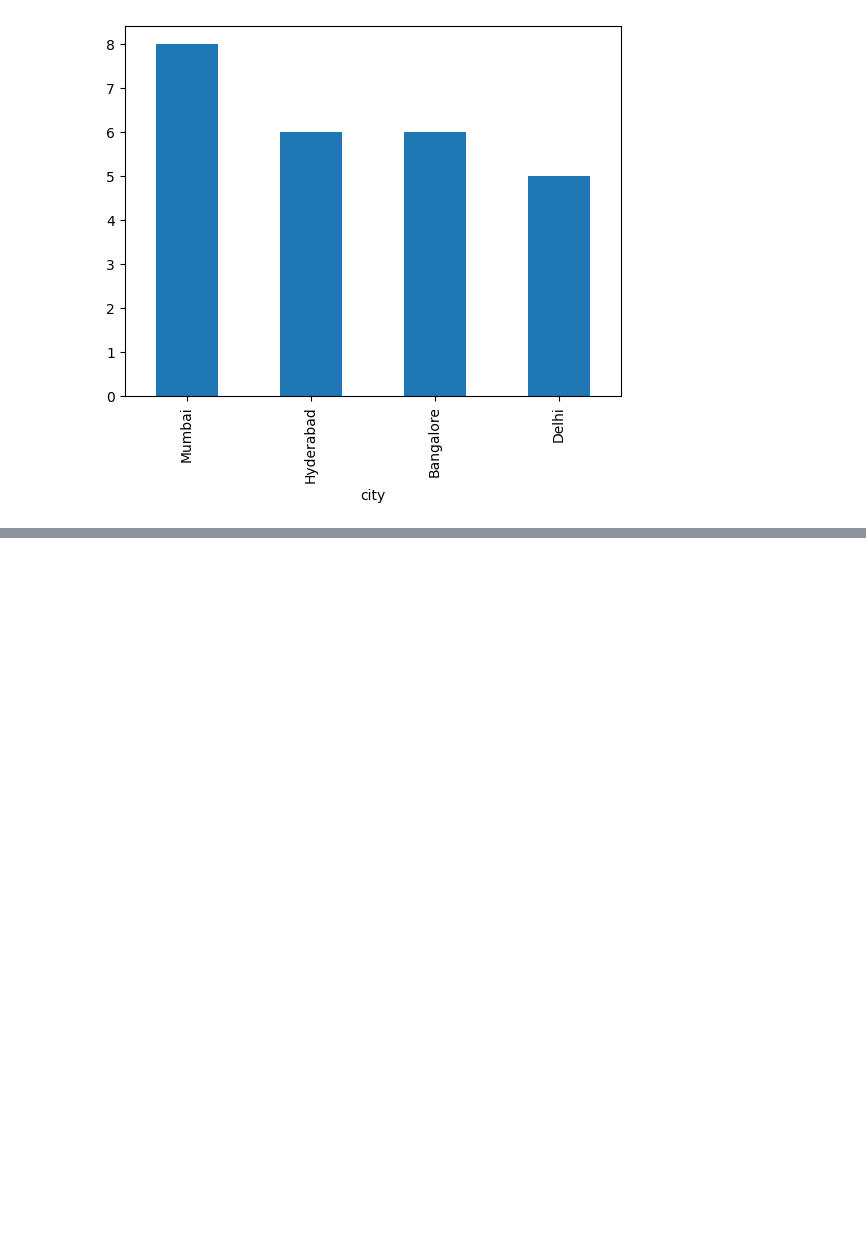
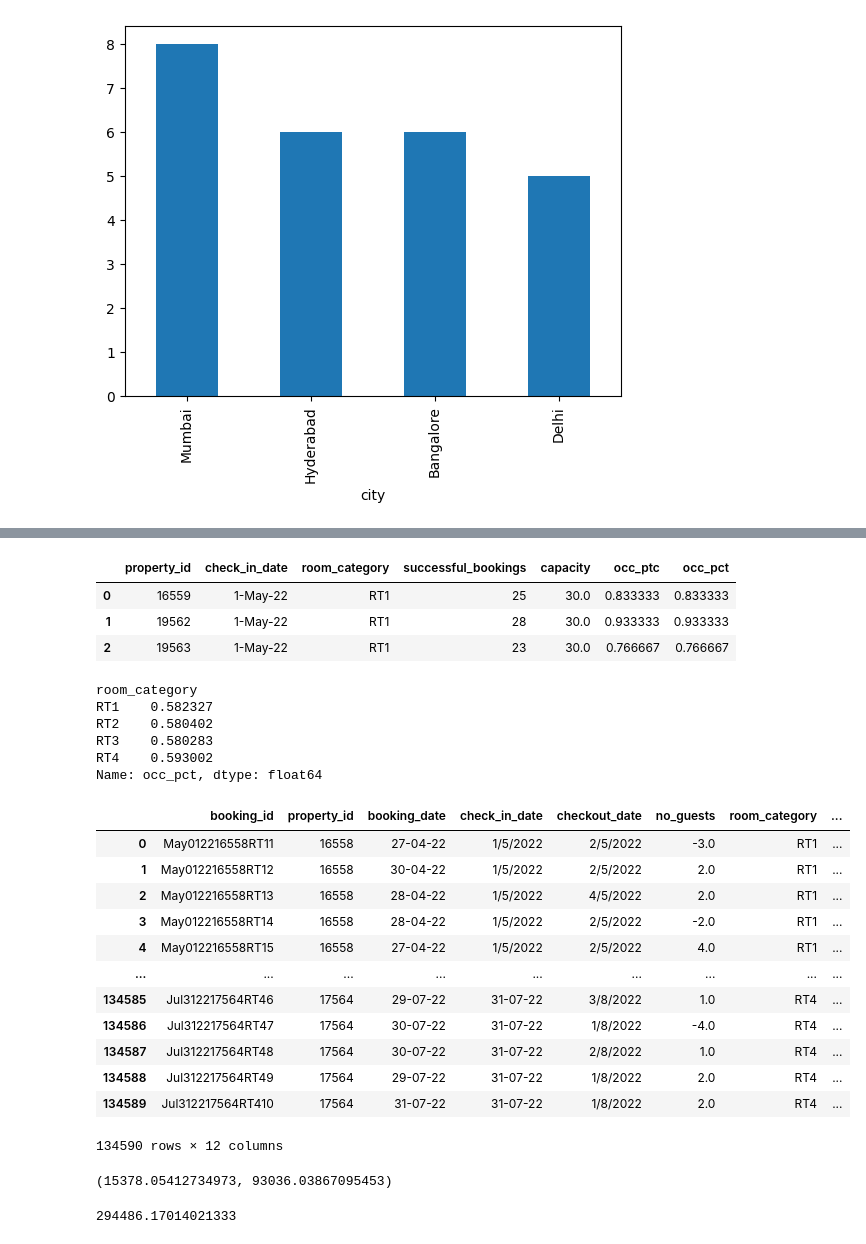
Before and after one commit to Meena0809/AI-5-Day-Workshop, a Jupyter notebook: Day3.ipynb, the cells around one changed output, grey strips where cells are left out. Saved outputs shown, nothing was run; the diff lists cells and outputs as text; code cells hidden in the pictures; blank space fills up the shorter version.

```diff
--- a/Day3.ipynb
+++ b/Day3.ipynb
@@ -157,0 +302,47 @@ df_hotels.city.value_counts().plot(kind="bar")
+# %%
+new_col=df_agg_bookings.apply(lambda row:row['successful_bookings']/row['capacity'],axis=1)
+df_agg_bookings=df_agg_bookings.assign(occ_pct=new_col.values)
+df_agg_bookings.head(3)
+# %% [output]
+|  | property_id | check_in_date | room_category | successful_bookings | capacity | occ_ptc | occ_pct |
+| 0 | 16559 | 1-May-22 | RT1 | 25 | 30.0 | 0.833333 | 0.833333 |
+| 1 | 19562 | 1-May-22 | RT1 | 28 | 30.0 | 0.933333 | 0.933333 |
+| 2 | 19563 | 1-May-22 | RT1 | 23 | 30.0 | 0.766667 | 0.766667 |
+# %%
+df_agg_bookings.groupby("room_category")["occ_pct"].mean()
+# %% [output]
+room_category
+RT1    0.582327
+RT2    0.580402
+RT3    0.580283
+RT4    0.593002
+Name: occ_pct, dtype: float64
+# %%
+import pandas as pd
+df_bookings=pd.read_csv('/fact_bookings.csv')
+# %%
+df_bookings
+# %% [output]
+|  | booking_id | property_id | booking_date | check_in_date | checkout_date | no_guests | room_category | ... |
+| 0 | May012216558RT11 | 16558 | 27-04-22 | 1/5/2022 | 2/5/2022 | -3.0 | RT1 | ... |
+| 1 | May012216558RT12 | 16558 | 30-04-22 | 1/5/2022 | 2/5/2022 | 2.0 | RT1 | ... |
+| 2 | May012216558RT13 | 16558 | 28-04-22 | 1/5/2022 | 4/5/2022 | 2.0 | RT1 | ... |
+| 3 | May012216558RT14 | 16558 | 28-04-22 | 1/5/2022 | 2/5/2022 | -2.0 | RT1 | ... |
+| 4 | May012216558RT15 | 16558 | 27-04-22 | 1/5/2022 | 2/5/2022 | 4.0 | RT1 | ... |
+| ... | ... | ... | ... | ... | ... | ... | ... | ... |
+| 134585 | Jul312217564RT46 | 17564 | 29-07-22 | 31-07-22 | 3/8/2022 | 1.0 | RT4 | ... |
+| 134586 | Jul312217564RT47 | 17564 | 30-07-22 | 31-07-22 | 1/8/2022 | -4.0 | RT4 | ... |
+| 134587 | Jul312217564RT48 | 17564 | 30-07-22 | 31-07-22 | 2/8/2022 | 1.0 | RT4 | ... |
+| 134588 | Jul312217564RT49 | 17564 | 29-07-22 | 31-07-22 | 1/8/2022 | 2.0 | RT4 | ... |
+| 134589 | Jul312217564RT410 | 17564 | 31-07-22 | 31-07-22 | 1/8/2022 | 2.0 | RT4 | ... |
+134590 rows × 12 columns
+# %%
+avg,std=df_bookings.revenue_generated.mean(),df_bookings.revenue_generated.std()
+avg,std
+# %% [output]
+(15378.05412734973, 93036.03867095453)
+# %%
+higher_limit=avg+3*std
+higher_limit
+# %% [output]
+294486.17014021333
```
Also changed, not shown: parts of 20 cells of this notebook.
